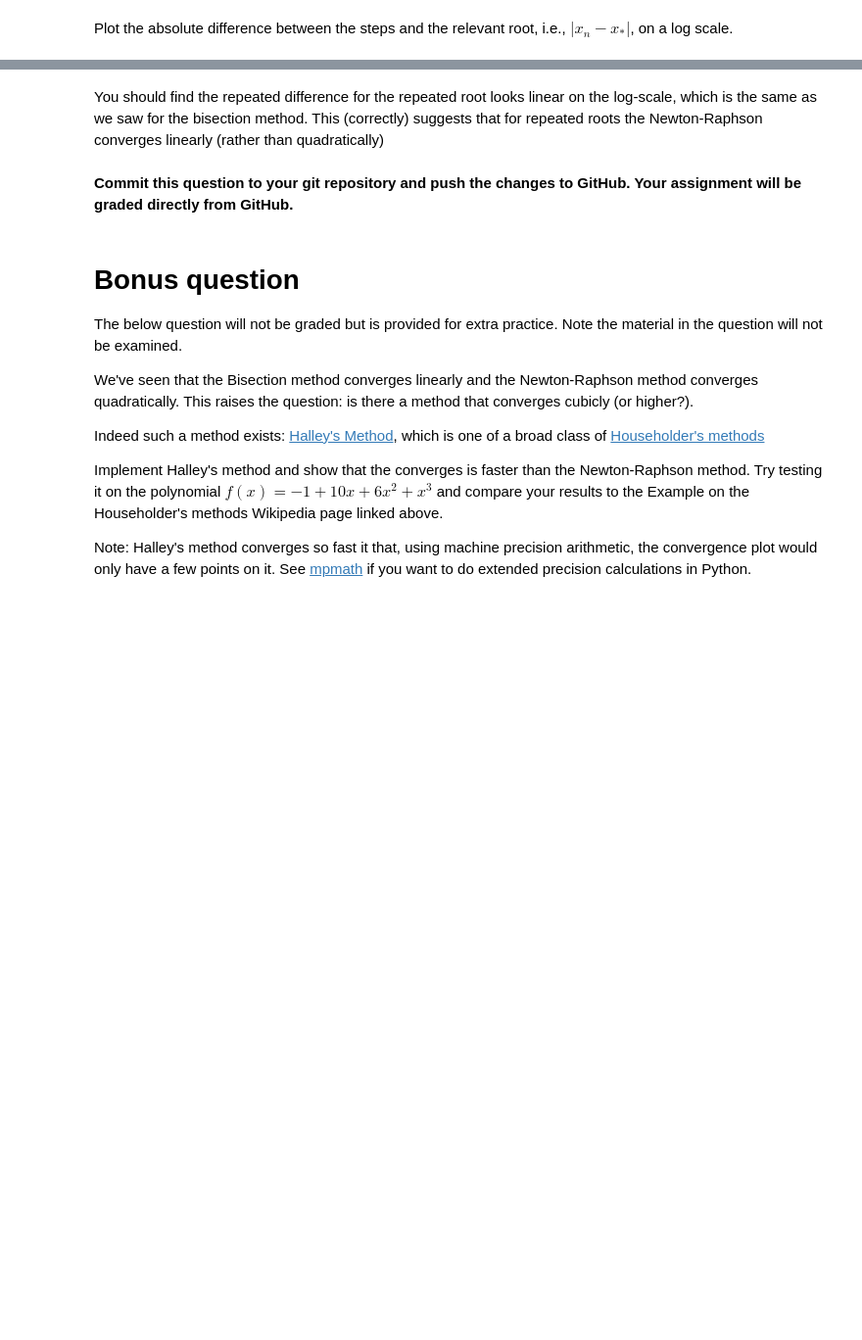
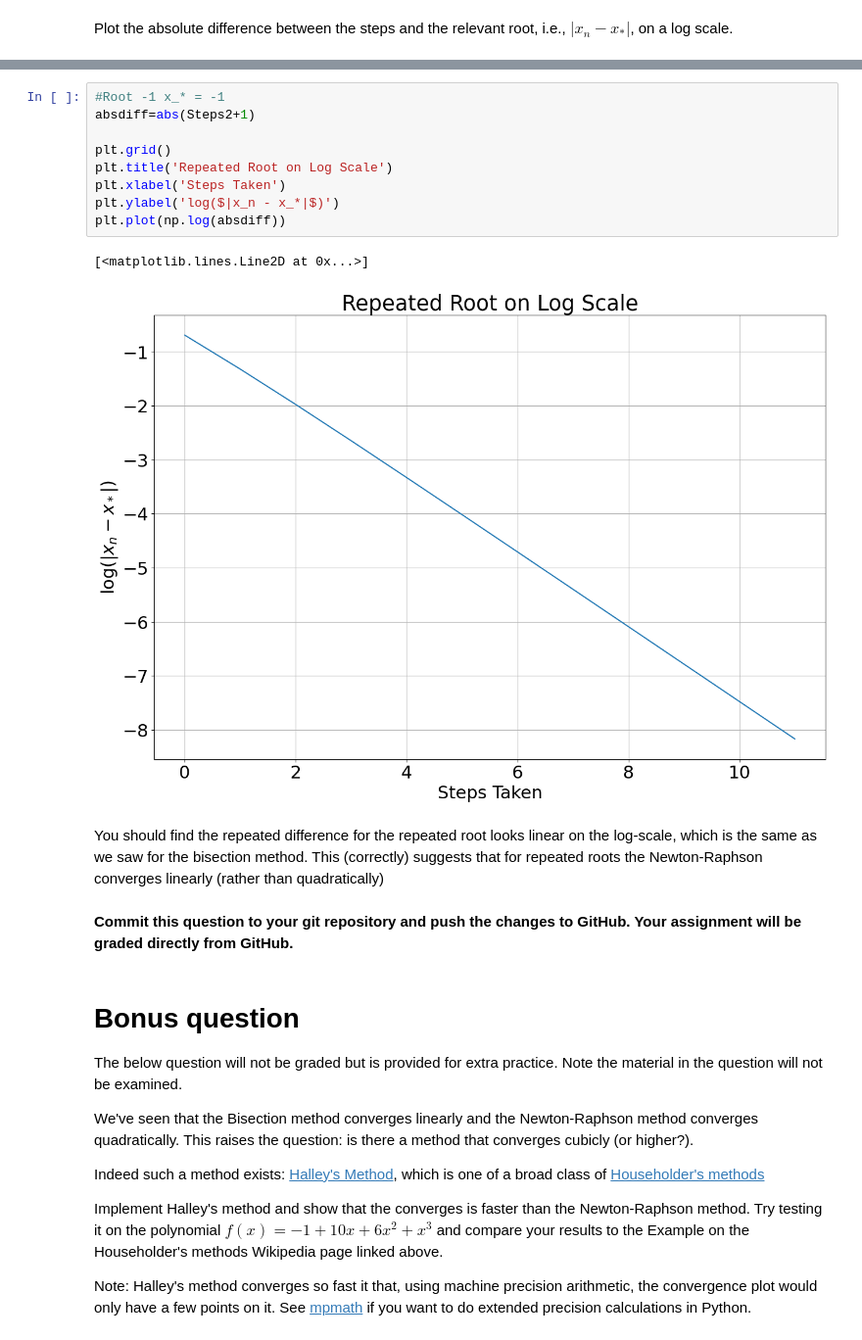
Before and after one commit to NiallCarbery/Computational_Science, a Jupyter notebook: Assignment-2.ipynb, the cells around one changed output, grey strips where cells are left out. Shown: that part at 98% size. Cells and saved outputs as stored; diff of their text form; blank space fills up the shorter version.

```diff
--- a/Assignment-2.ipynb
+++ b/Assignment-2.ipynb
@@ -283,3 +296,15 @@ Plot the absolute difference between the steps and the relevant root, i.e., $|x_
+# %%
+#Root -1 x_* = -1
+absdiff=abs(Steps2+1)
+
+plt.grid()
+plt.title('Repeated Root on Log Scale')
+plt.xlabel('Steps Taken')
+plt.ylabel('log($|x_n - x_*|$)')
+plt.plot(np.log(absdiff))
+# %% [output]
+[<matplotlib.lines.Line2D at 0x...>]
+[figure, added]
 # %% [markdown]
 You should find the repeated difference for the repeated root looks linear on the log-scale, which is the same as we saw for the bisection method. This (correctly) suggests that for repeated roots the Newton-Raphson converges linearly (rather than quadratically)
 # %% [markdown]
```
Also changed, not shown: parts of 3 cells of this notebook.
